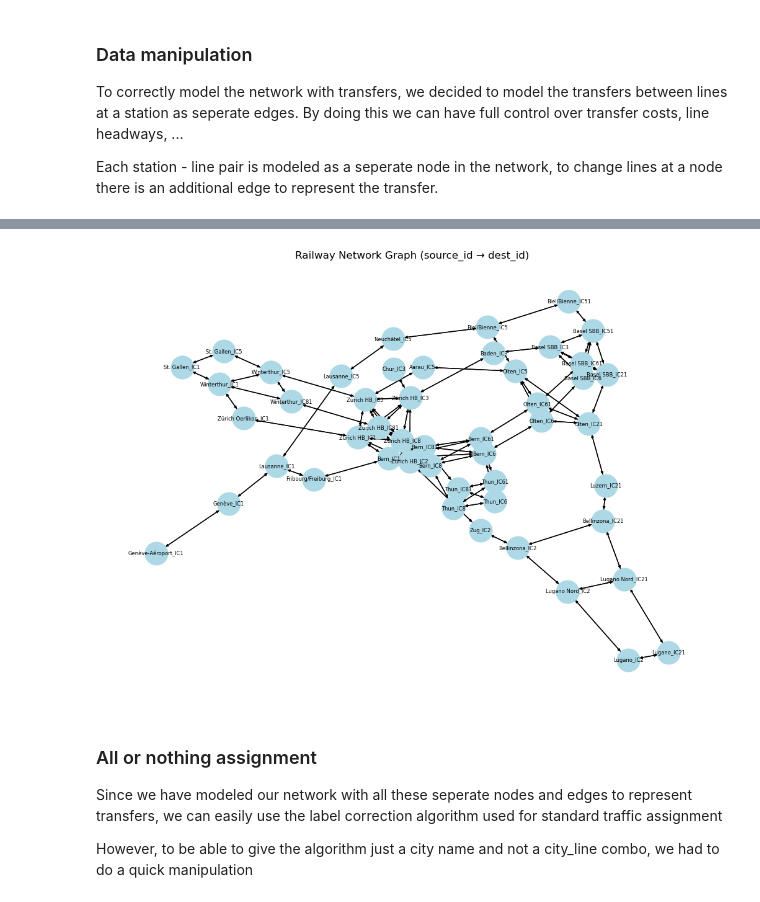
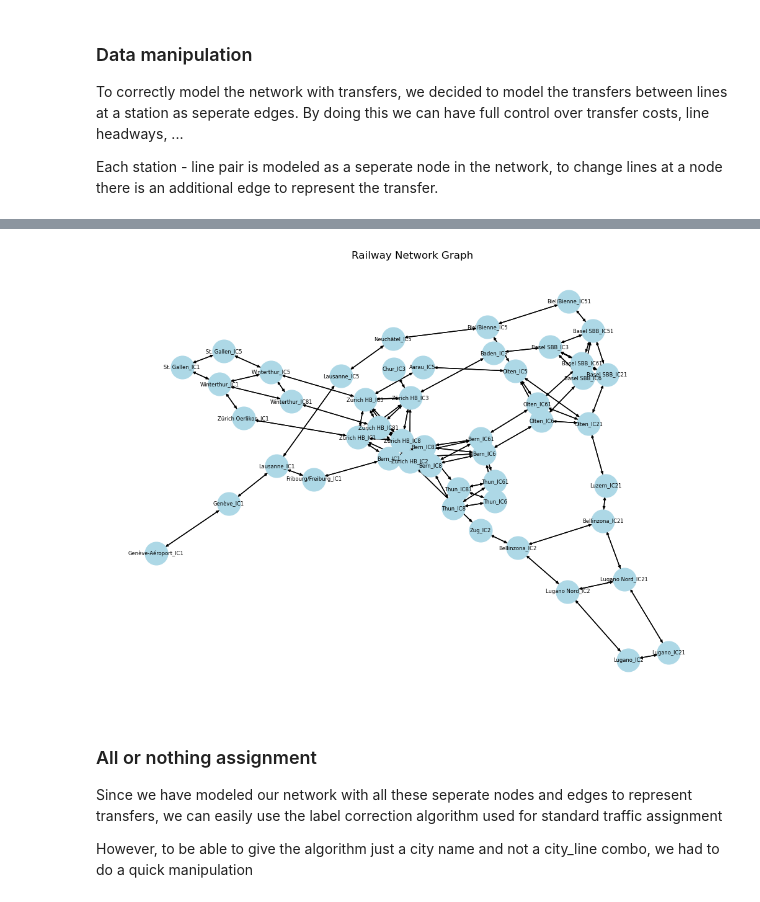
Before and after one commit to liuzzi29/Project_TN, a Jupyter notebook: Model copy.ipynb, the cells around one changed output, grey strips where cells are left out. Saved outputs shown, nothing was run; the diff lists cells and outputs as text; code cells hidden in the pictures.

```diff
--- a/Model copy.ipynb
+++ b/Model copy.ipynb
@@ -217,16 +217,16 @@ df_network.head(-10)
 # %%
 G = nx.DiGraph()
 
 for _, row in df_network.iterrows():
     G.add_edge(row['source_id'], row['dest_id'], weight=row['travel_time'])
 
 plt.figure(figsize=(10, 7))
 pos = nx.spring_layout(G, seed=42)
 nx.draw(G, pos, with_labels=True, node_size=700, node_color='lightblue', arrowsize=6, font_size=6)
-plt.title('Railway Network Graph (source_id → dest_id)')
+plt.title('Railway Network Graph')
 plt.show()
 # %% [output]
-[figure, old version]
+[figure, new version]
 # %% [markdown]
 ### All or nothing assignment
 
```
Also changed, not shown: parts of 4 cells of this notebook, 2 other files.
